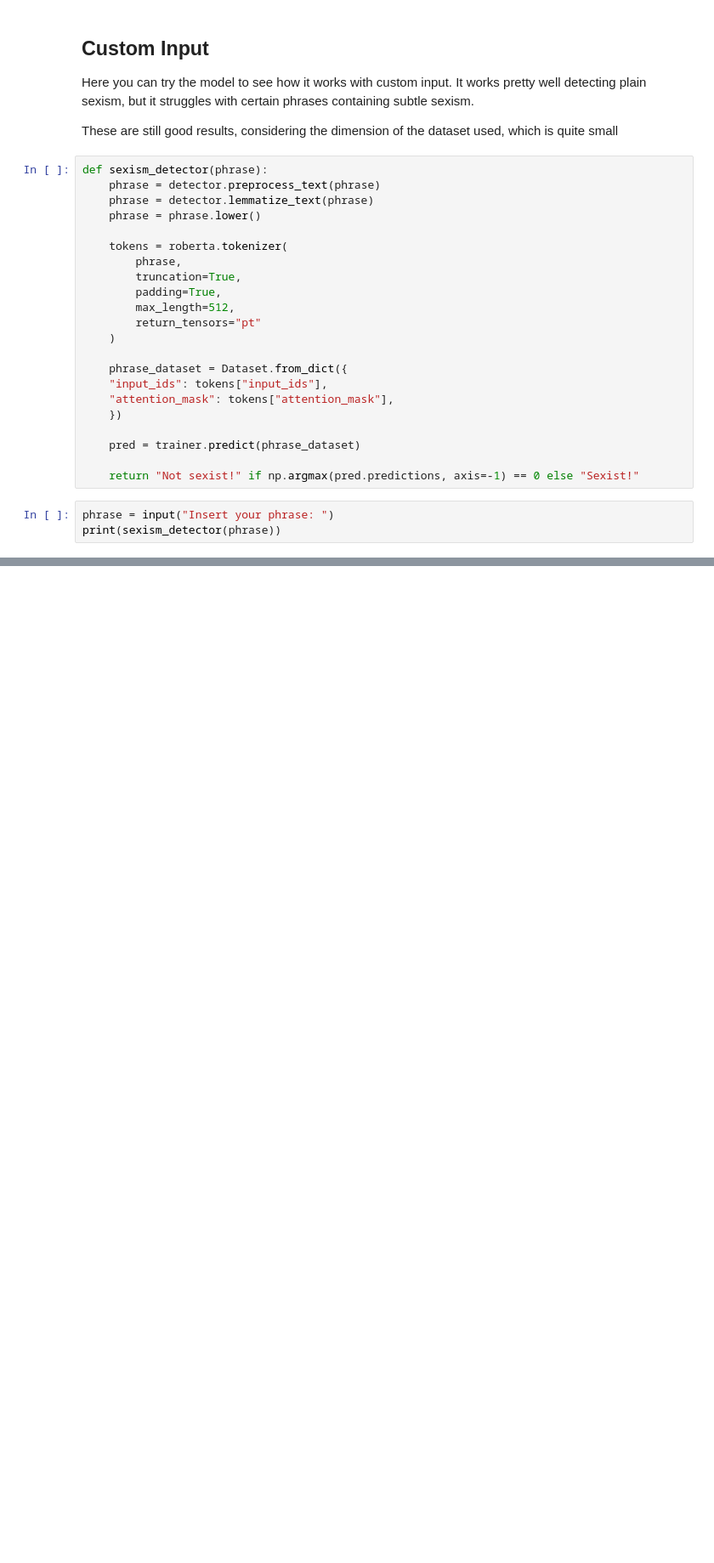
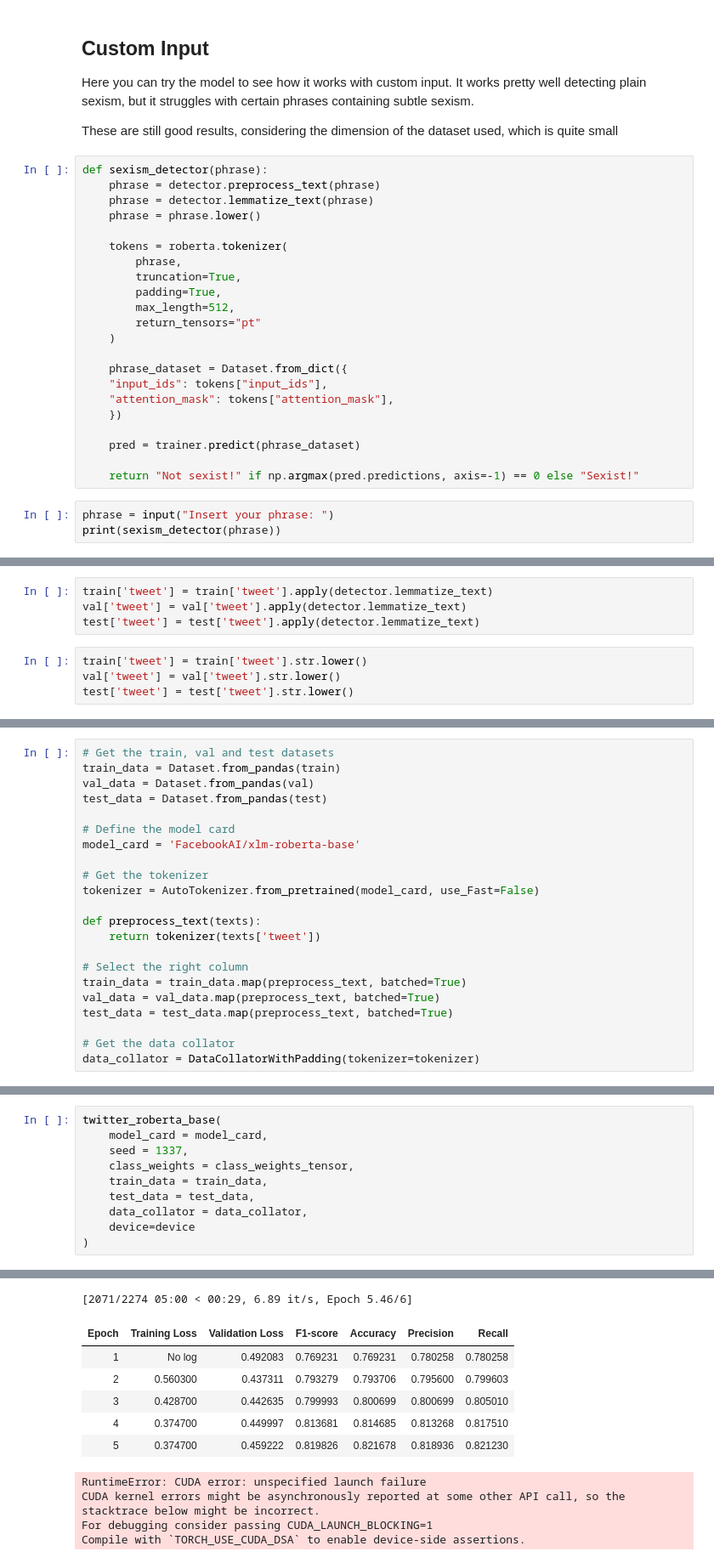
Before and after one commit to MatteoFasulo/Sexism-detection, a Jupyter notebook: assignment_1.ipynb, the cells around one changed output, grey strips where cells are left out. Shown at 85% size. Drawn from its saved outputs; the diff is of its cells as text; blank space fills up the shorter version.

```diff
--- a/assignment_1.ipynb
+++ b/assignment_1.ipynb
@@ -1629,0 +1688,8 @@ print(sexism_detector(phrase))
+# %%
+train['tweet'] = train['tweet'].apply(detector.lemmatize_text)
+val['tweet'] = val['tweet'].apply(detector.lemmatize_text)
+test['tweet'] = test['tweet'].apply(detector.lemmatize_text)
+# %%
+train['tweet'] = train['tweet'].str.lower()
+val['tweet'] = val['tweet'].str.lower()
+test['tweet'] = test['tweet'].str.lower()
@@ -1629,0 +1705,22 @@ print(sexism_detector(phrase))
+# %%
+# Get the train, val and test datasets
+train_data = Dataset.from_pandas(train)
+val_data = Dataset.from_pandas(val)
+test_data = Dataset.from_pandas(test)
+
+# Define the model card
+model_card = 'FacebookAI/xlm-roberta-base'
+
+# Get the tokenizer
+tokenizer = AutoTokenizer.from_pretrained(model_card, use_Fast=False)
+
+def preprocess_text(texts):
+    return tokenizer(texts['tweet'])
+
+# Select the right column
+train_data = train_data.map(preprocess_text, batched=True)
+val_data = val_data.map(preprocess_text, batched=True)
+test_data = test_data.map(preprocess_text, batched=True)
+
+# Get the data collator
+data_collator = DataCollatorWithPadding(tokenizer=tokenizer)
@@ -1629,0 +1776,11 @@ print(sexism_detector(phrase))
+# %%
+twitter_roberta_base(
+    model_card = model_card,
+    seed = 1337,
+    class_weights = class_weights_tensor,
+    train_data = train_data,
+    test_data = test_data,
+    data_collator = data_collator,
+    device=device
+)
+# %% [output]
@@ -1629,0 +1789,11 @@ print(sexism_detector(phrase))
+[2071/2274 05:00 < 00:29, 6.89 it/s, Epoch 5.46/6]
+| Epoch | Training Loss | Validation Loss | F1-score | Accuracy | Precision | Recall |
+| 1 | No log | 0.492083 | 0.769231 | 0.769231 | 0.780258 | 0.780258 |
+| 2 | 0.560300 | 0.437311 | 0.793279 | 0.793706 | 0.795600 | 0.799603 |
+| 3 | 0.428700 | 0.442635 | 0.799993 | 0.800699 | 0.800699 | 0.805010 |
+| 4 | 0.374700 | 0.449997 | 0.813681 | 0.814685 | 0.813268 | 0.817510 |
+| 5 | 0.374700 | 0.459222 | 0.819826 | 0.821678 | 0.818936 | 0.821230 |
+RuntimeError: CUDA error: unspecified launch failure
+CUDA kernel errors might be asynchronously reported at some other API call, so the stacktrace below might be incorrect.
+For debugging consider passing CUDA_LAUNCH_BLOCKING=1
+Compile with `TORCH_USE_CUDA_DSA` to enable device-side assertions.
```
Also changed, not shown: parts of 24 cells of this notebook, 6 other files.
